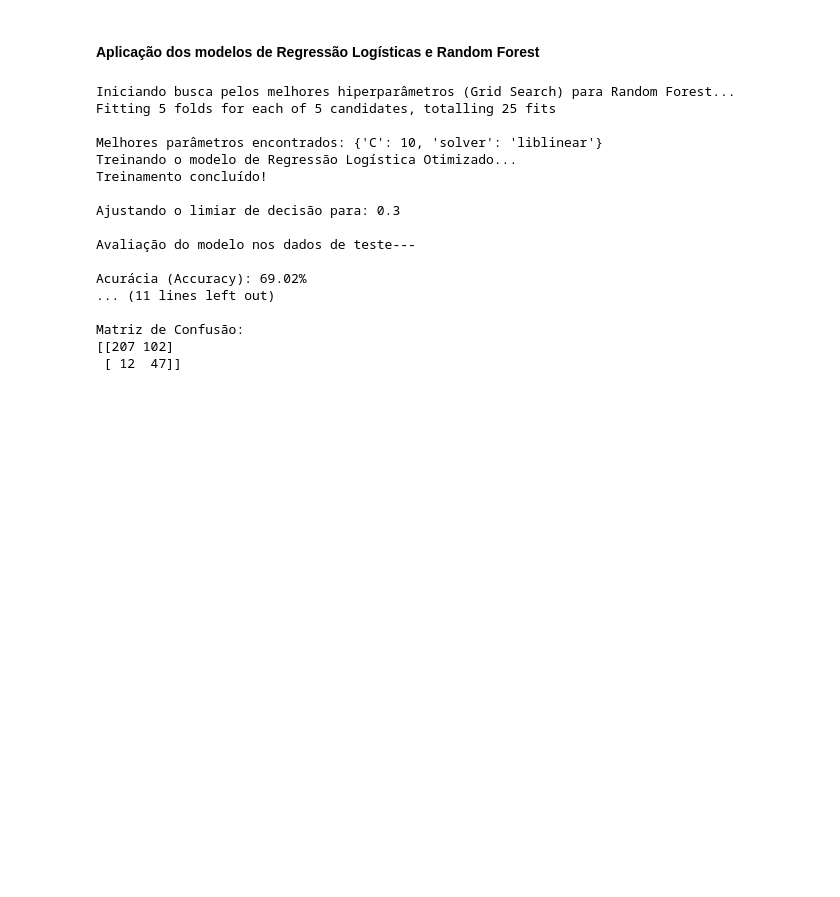
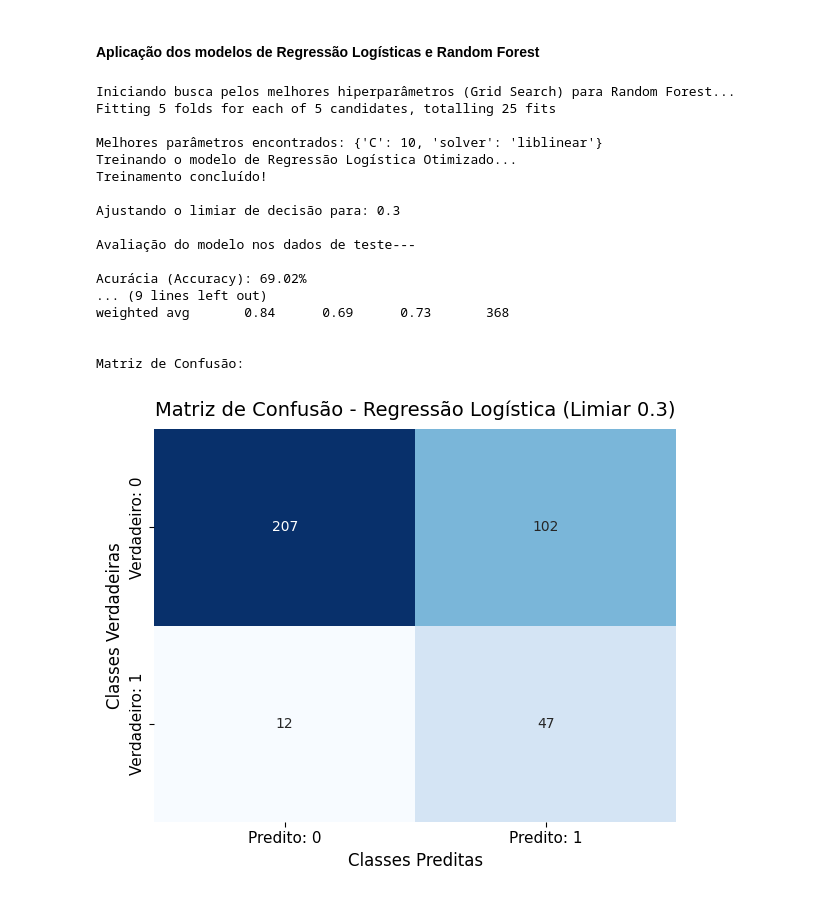
Before and after one commit to LuisHenriique/projeto-trainee-icmcjr, a Jupyter notebook: modelagem.ipynb, the cells around one changed output. Cells and saved outputs as stored; diff of their text form; code cells hidden in the pictures; blank space fills up the shorter version.

Commit message:
modelos finalizados

```diff
--- a/modelagem.ipynb
+++ b/modelagem.ipynb
@@ -100,6 +100,8 @@ Desvio Padrão da primeira coluna de X_treino_padronizado (deve ser ~1): 1.0
 
 from sklearn.linear_model import LogisticRegression
 from sklearn.model_selection import GridSearchCV
+import seaborn as sns
+import matplotlib.pyplot as plt
 from sklearn.metrics import accuracy_score, classification_report, confusion_matrix
 
 # Cria um objeto do modelo. 'random_state=42' garante reprodutibilidade dos resultados.
@@ -136,37 +138,53 @@ print(f"\nAjustando o limiar de decisão para: {LIMIAR_RL}")
 print("\nAvaliação do modelo nos dados de teste---")
 # Cria previsões usando o modelo treinado aplicando o limiar definido
 y_prob = rl_modelo.predict_proba(X_teste_padronizado)[:, 1] # Probabilidades da classe positiva (1)
 y_previsoes = (y_prob >= LIMIAR_RL).astype(int) # Aplica o limiar para obter previsões binárias
 
 # Avaliação das previsões (comparar y_previsoes com y_teste)
 acuracia = accuracy_score(y_teste, y_previsoes)
 print(f"\nAcurácia (Accuracy): {acuracia * 100:.2f}%")
 
 # Relatório de classificação.
 print("\nRelatório de Classificação:")
 print(classification_report(y_teste, y_previsoes))
 
 # Matriz de confusão.
 print("\nMatriz de Confusão:")
-print(confusion_matrix(y_teste, y_previsoes))
+cm = confusion_matrix(y_teste, y_previsoes)
+labels = rl_modelo.classes_
+
+# Exibição da matriz de confusão
+plt.figure(figsize=(6, 5))
+sns.heatmap(cm, annot=True, fmt="d", cmap="Blues", cbar=False,
+            xticklabels=["Predito: 0", "Predito: 1"],
+            yticklabels=["Verdadeiro: 0", "Verdadeiro: 1"])
+
+plt.title("Matriz de Confusão - Regressão Logística (Limiar 0.3)", fontsize=14, pad=10)
+plt.xlabel("Classes Preditas", fontsize=12)
+plt.ylabel("Classes Verdadeiras", fontsize=12)
+plt.xticks(fontsize=11)
+plt.yticks(fontsize=11)
+plt.tight_layout()
+plt.show()
 # %% [output]
 Iniciando busca pelos melhores hiperparâmetros (Grid Search) para Random Forest...
 Fitting 5 folds for each of 5 candidates, totalling 25 fits
 
 Melhores parâmetros encontrados: {'C': 10, 'solver': 'liblinear'}
 Treinando o modelo de Regressão Logística Otimizado...
 Treinamento concluído!
 
 Ajustando o limiar de decisão para: 0.3
 
 Avaliação do modelo nos dados de teste---
 
 Acurácia (Accuracy): 69.02%
-... (11 lines left out)
+... (9 lines left out)
+weighted avg       0.84      0.69      0.73       368
+
 
 Matriz de Confusão:
-[[207 102]
- [ 12  47]]
+[figure, added]
 # %%
 # Com os dados resultantes da Regressão Logística, é possível tentar um modelo mais complexo: Random Forest.
 # Assim como na Regressão Logística, aplicamos Grid Search para otimização de hiperparâmetros e ajuste fino do limiar de decisão.
```
Also changed, not shown: parts of 1 cell of this notebook.
